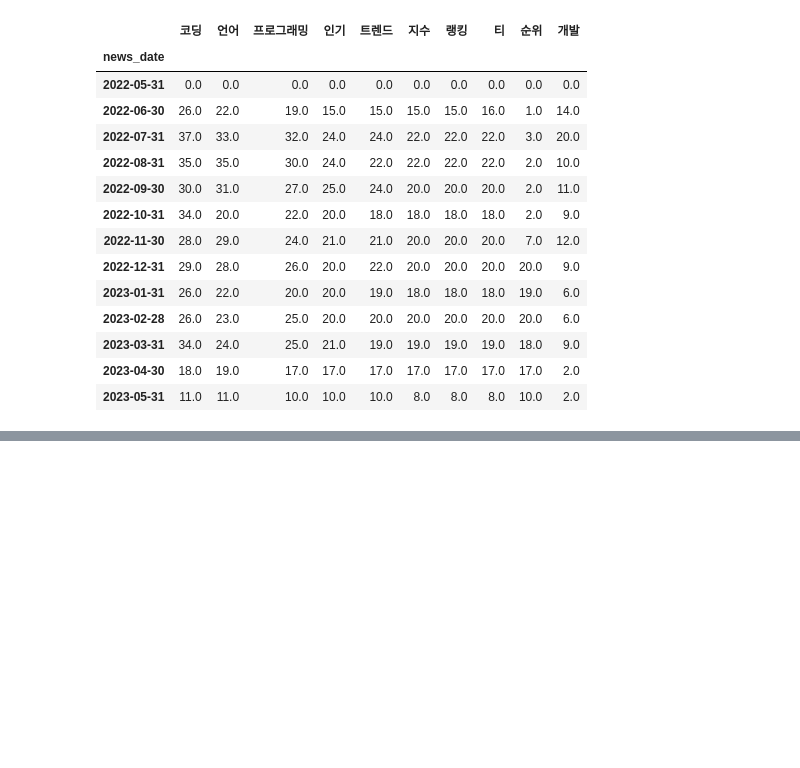
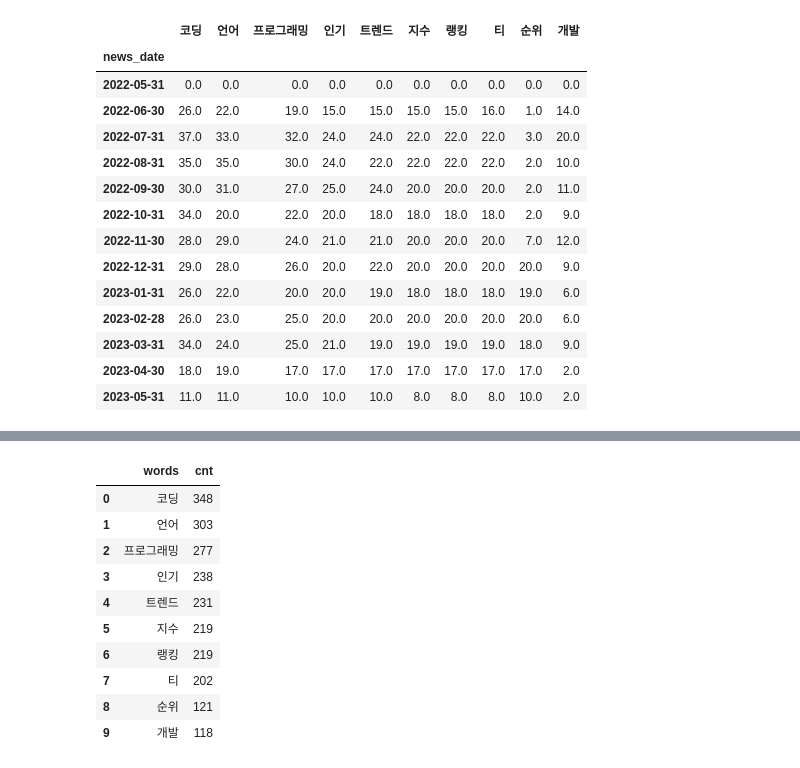
Before and after one commit to lifeandmyth/LearningCrewPrjt, a Jupyter notebook: know_arc_pjt/data_analysis_cwn.ipynb, the cells around one changed output, grey strips where cells are left out. Drawn from its saved outputs; the diff is of its cells as text; code cells hidden in the pictures; blank space fills up the shorter version.

```diff
--- a/know_arc_pjt/data_analysis_cwn.ipynb
+++ b/know_arc_pjt/data_analysis_cwn.ipynb
@@ -605,2 +653,17 @@ for i in range(len(col_names)-1):
+# %%
+all_word_df_ten = all_word_df.iloc[:10,:]
+all_word_df_ten
+# %% [output]
+|  | words | cnt |
+| 0 | 코딩 | 348 |
+| 1 | 언어 | 303 |
+| 2 | 프로그래밍 | 277 |
+| 3 | 인기 | 238 |
+| 4 | 트렌드 | 231 |
+| 5 | 지수 | 219 |
+| 6 | 랭킹 | 219 |
+| 7 | 티 | 202 |
+| 8 | 순위 | 121 |
+| 9 | 개발 | 118 |
 # %%
 # 해당 기간 동안 각 단어 집계
```
Also changed, not shown: parts of 8 cells of this notebook.
